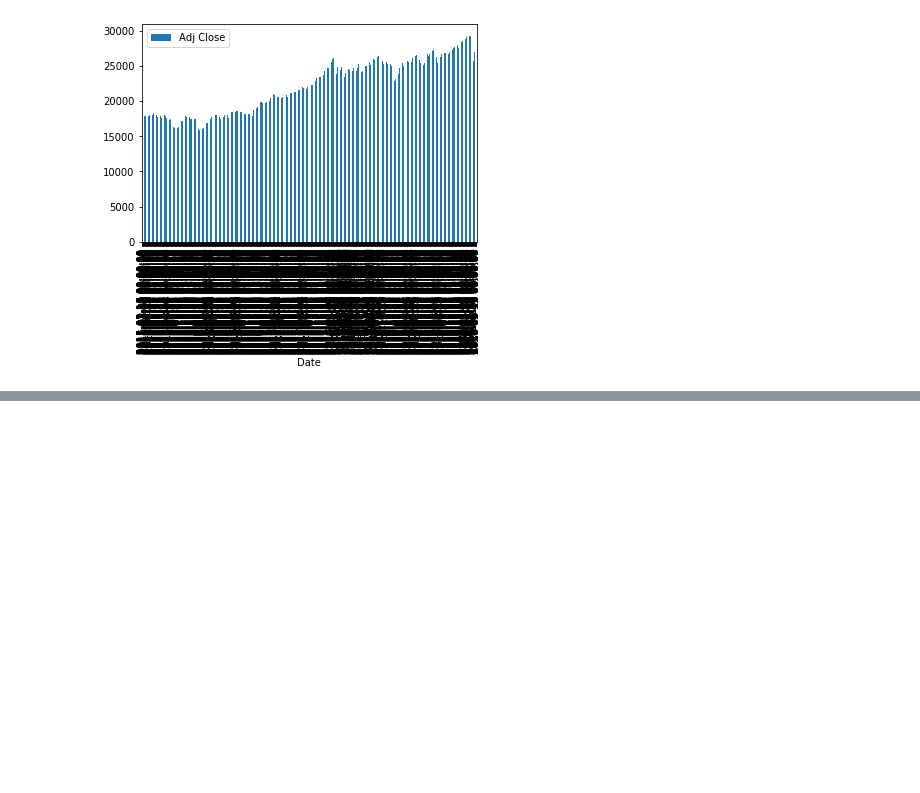
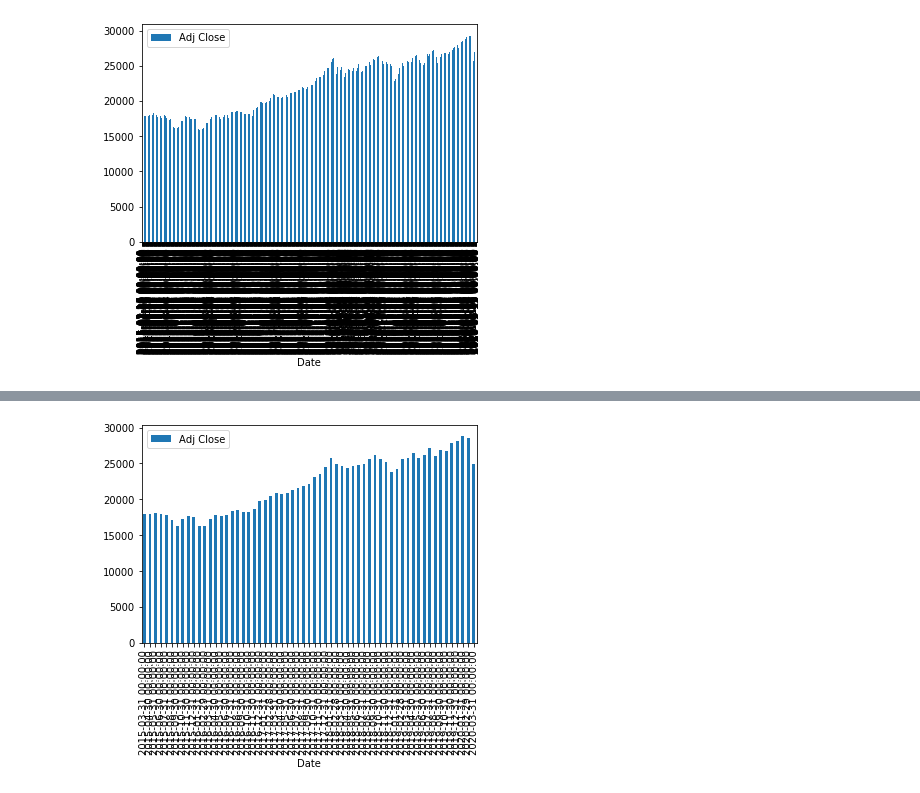
Before and after one commit to jimv3/dji, a Jupyter notebook: DJI Trend.ipynb, the cells around one changed output, grey strips where cells are left out. Drawn from its saved outputs; the diff is of its cells as text; code cells hidden in the pictures; blank space fills up the shorter version.

Commit message:
Add resampling at week and month intervals

```diff
--- a/DJI Trend.ipynb
+++ b/DJI Trend.ipynb
@@ -18,0 +49,3 @@ plt.show()
+# %%
+monthly_data= data[['Date', 'Adj Close']].set_index('Date', drop=True).resample('M').mean()
+monthly_data.head(10)
@@ -18,0 +65,5 @@ plt.show()
+# %%
+monthly_data.reset_index().plot(x='Date', y='Adj Close', kind='bar')
+plt.show()
+# %% [output]
+[figure, added]
```
Also changed, not shown: parts of 4 cells of this notebook.
